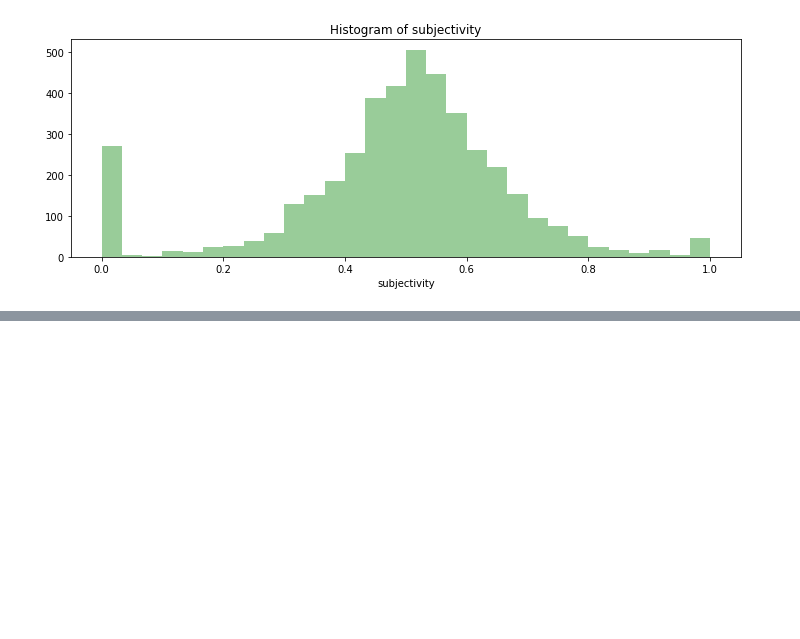
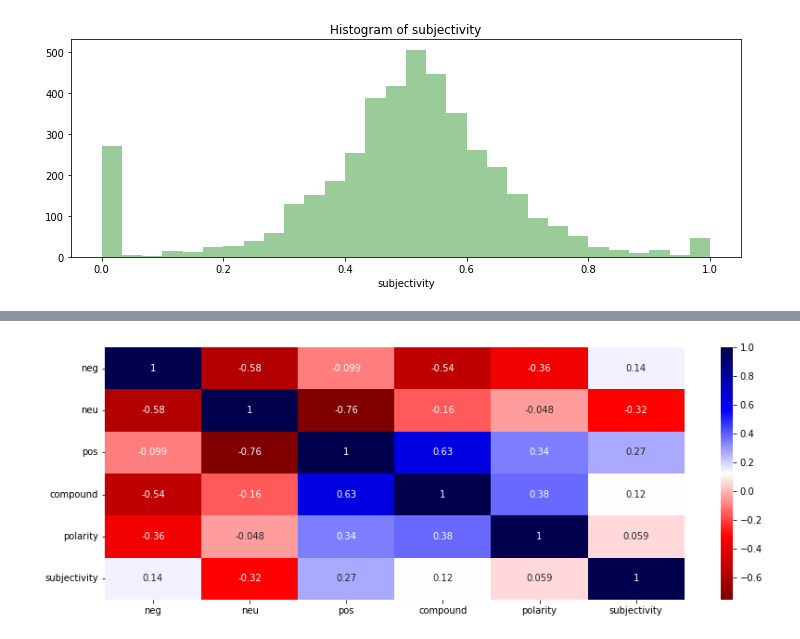
Before and after one commit to arora-ansh/HitPredictor-ML-Project, a Jupyter notebook: sentiment_analysis.ipynb, the cells around one changed output, grey strips where cells are left out. Cells and saved outputs as stored; diff of their text form; code cells hidden in the pictures; blank space fills up the shorter version.

```diff
--- a/sentiment_analysis.ipynb
+++ b/sentiment_analysis.ipynb
@@ -76,0 +88,7 @@ df.to_csv('./datasets/lyrics_processed.csv', index=False)
+# %%
+plt.figure(figsize = (14,5))
+columns = ['neg', 'neu', 'pos', 'compound', 'polarity',
+           'subjectivity']
+sns.heatmap(df[columns].corr(), annot=True, cmap='seismic_r');
+# %% [output]
+[figure, added]
```
Also changed, not shown: parts of 1 cell of this notebook, 3 other files.
